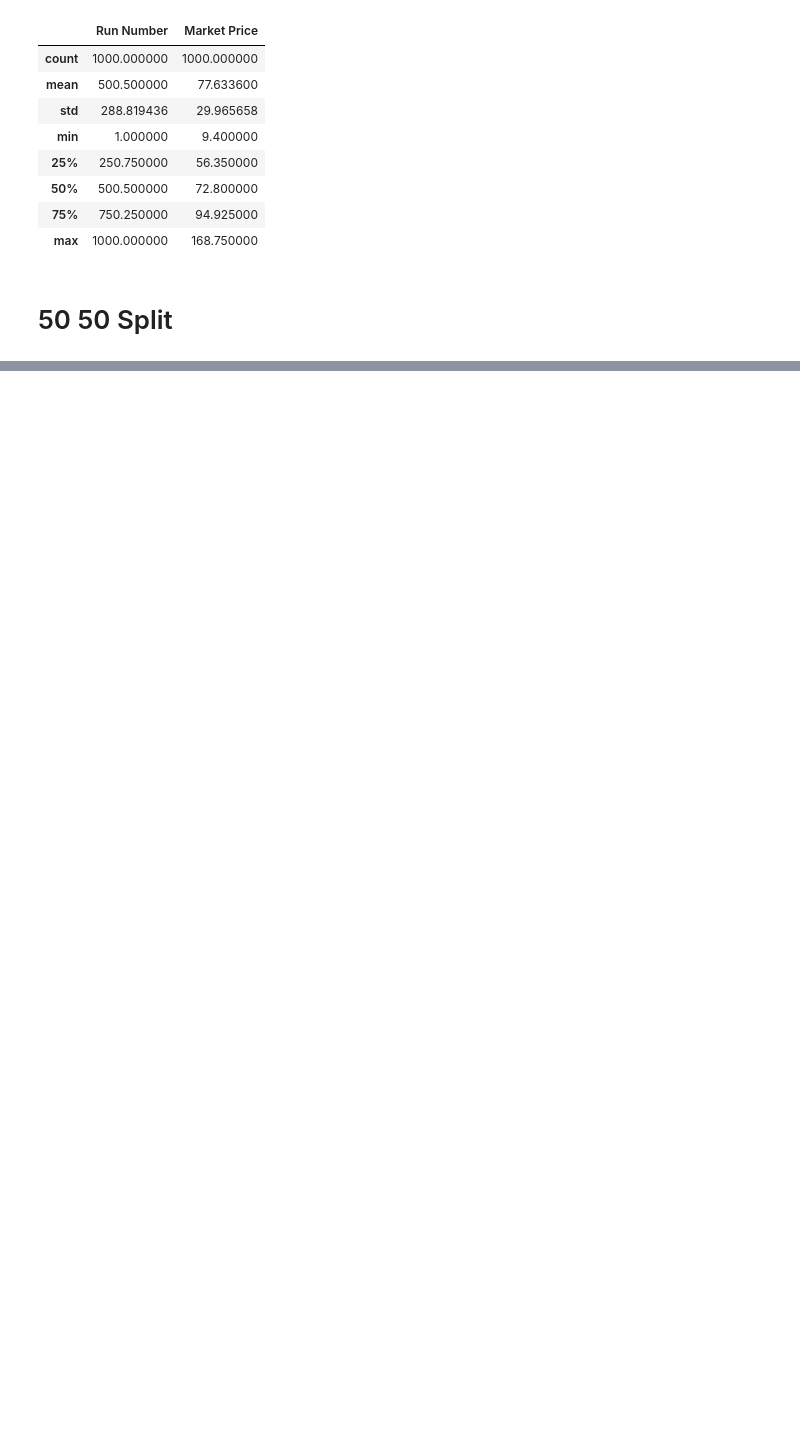
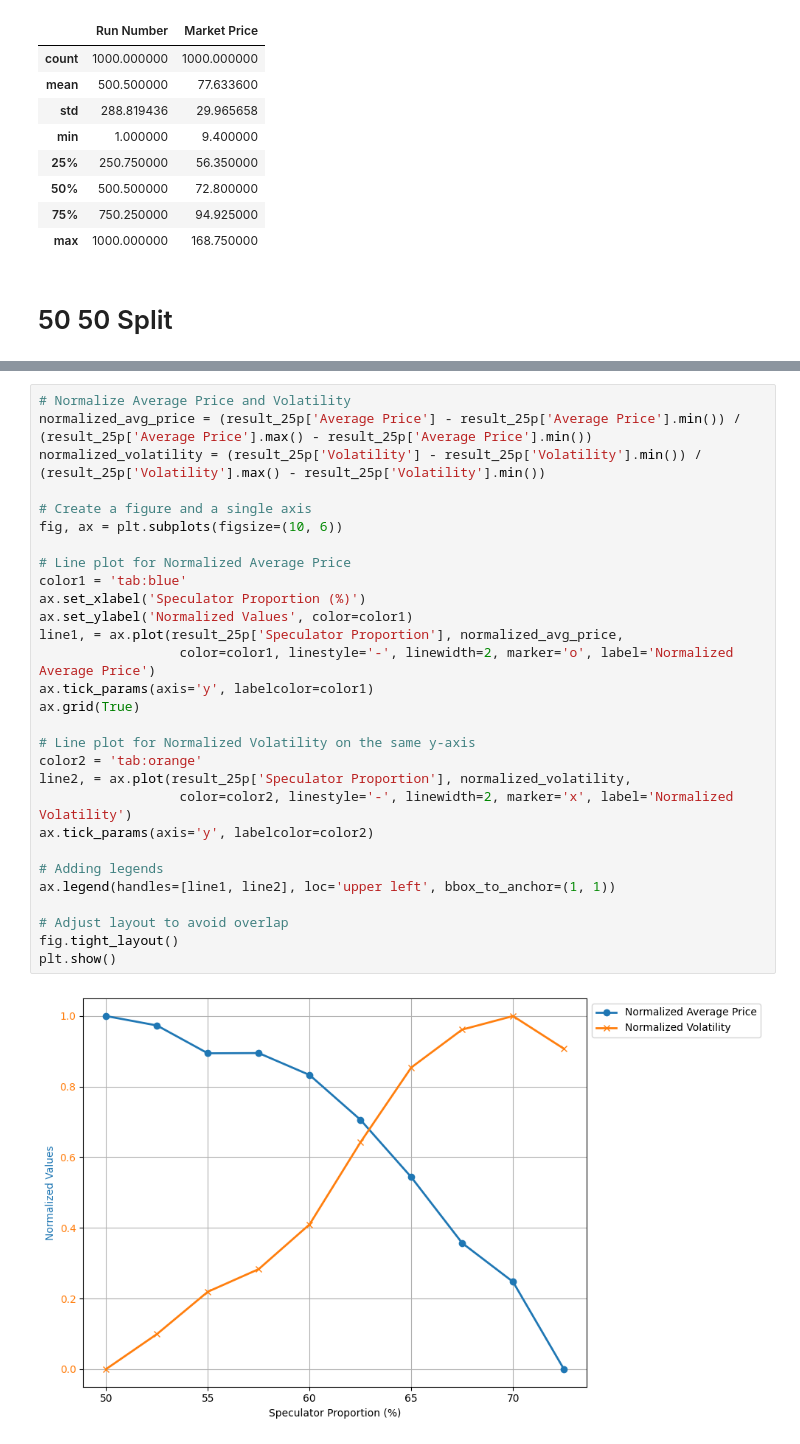
Before and after one commit to richardeli/Thesis, a Jupyter notebook: Data Analysis/Simple_Trade_Rationale.ipynb, the cells around one changed output, grey strips where cells are left out. Saved outputs shown, nothing was run; the diff lists cells and outputs as text; blank space fills up the shorter version.

```diff
--- a/Data Analysis/Simple_Trade_Rationale.ipynb
+++ b/Data Analysis/Simple_Trade_Rationale.ipynb
@@ -106,0 +160,31 @@ result
+# %%
+# Normalize Average Price and Volatility
+normalized_avg_price = (result_25p['Average Price'] - result_25p['Average Price'].min()) / (result_25p['Average Price'].max() - result_25p['Average Price'].min())
+normalized_volatility = (result_25p['Volatility'] - result_25p['Volatility'].min()) / (result_25p['Volatility'].max() - result_25p['Volatility'].min())
+
+# Create a figure and a single axis
+fig, ax = plt.subplots(figsize=(10, 6))
+
+# Line plot for Normalized Average Price
+color1 = 'tab:blue'
+ax.set_xlabel('Speculator Proportion (%)')
+ax.set_ylabel('Normalized Values', color=color1)
+line1, = ax.plot(result_25p['Speculator Proportion'], normalized_avg_price,
+                  color=color1, linestyle='-', linewidth=2, marker='o', label='Normalized Average Price')
+ax.tick_params(axis='y', labelcolor=color1)
+ax.grid(True)
+
+# Line plot for Normalized Volatility on the same y-axis
+color2 = 'tab:orange'
+line2, = ax.plot(result_25p['Speculator Proportion'], normalized_volatility,
+                  color=color2, linestyle='-', linewidth=2, marker='x', label='Normalized Volatility')
+ax.tick_params(axis='y', labelcolor=color2)
+
+# Adding legends
+ax.legend(handles=[line1, line2], loc='upper left', bbox_to_anchor=(1, 1))
+
+# Adjust layout to avoid overlap
+fig.tight_layout()
+plt.show()
+# %% [output]
+[figure, added]
```
Also changed, not shown: parts of 15 cells of this notebook, 11 other files.
